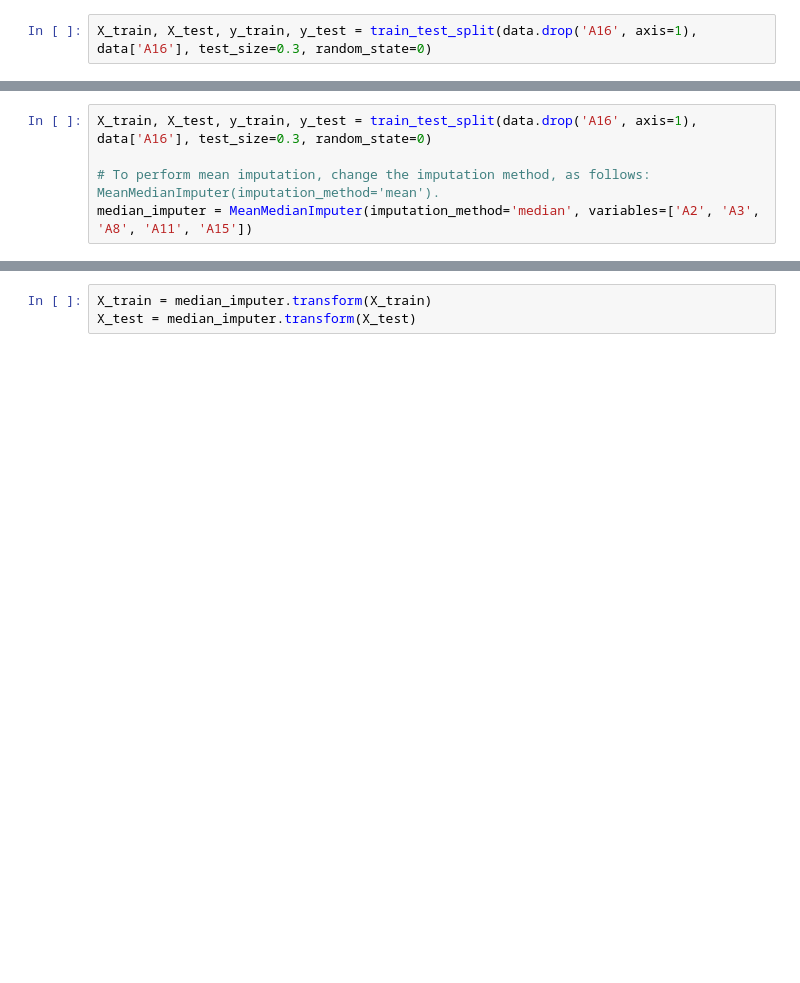
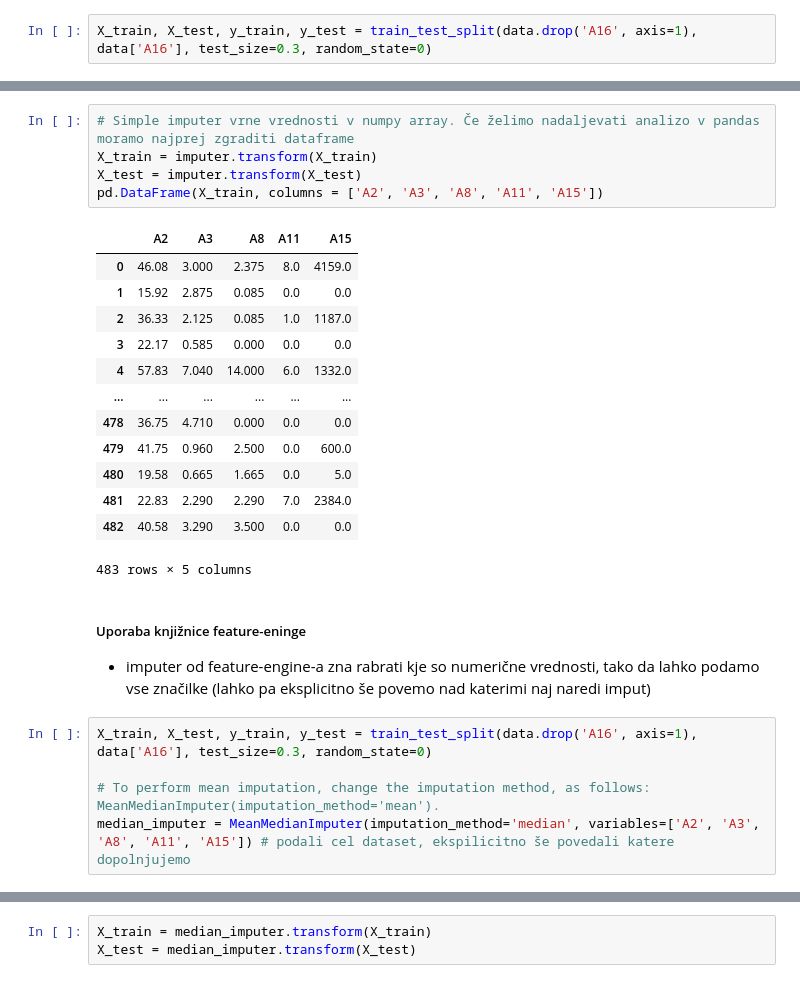
Before and after one commit to mihajlov123/python-analitika-2-notes, a Jupyter notebook: 03_Feature_Engineering/03_Missing_data_imputation_CLEAN.ipynb, the cells around one changed output, grey strips where cells are left out. Cells and saved outputs as stored; diff of their text form; blank space fills up the shorter version.

```diff
--- a/03_Feature_Engineering/03_Missing_data_imputation_CLEAN.ipynb
+++ b/03_Feature_Engineering/03_Missing_data_imputation_CLEAN.ipynb
@@ -118,7 +144,29 @@ imputer.statistics_
+# %%
+# Simple imputer vrne vrednosti v numpy array. Če želimo nadaljevati analizo v pandas moramo najprej zgraditi dataframe
+X_train = imputer.transform(X_train)
+X_test = imputer.transform(X_test)
+pd.DataFrame(X_train, columns = ['A2', 'A3', 'A8', 'A11', 'A15'])
+# %% [output]
+|  | A2 | A3 | A8 | A11 | A15 |
+| 0 | 46.08 | 3.000 | 2.375 | 8.0 | 4159.0 |
+| 1 | 15.92 | 2.875 | 0.085 | 0.0 | 0.0 |
+| 2 | 36.33 | 2.125 | 0.085 | 1.0 | 1187.0 |
+| 3 | 22.17 | 0.585 | 0.000 | 0.0 | 0.0 |
+| 4 | 57.83 | 7.040 | 14.000 | 6.0 | 1332.0 |
+| ... | ... | ... | ... | ... | ... |
+| 478 | 36.75 | 4.710 | 0.000 | 0.0 | 0.0 |
+| 479 | 41.75 | 0.960 | 2.500 | 0.0 | 600.0 |
+| 480 | 19.58 | 0.665 | 1.665 | 0.0 | 5.0 |
+| 481 | 22.83 | 2.290 | 2.290 | 7.0 | 2384.0 |
+| 482 | 40.58 | 3.290 | 3.500 | 0.0 | 0.0 |
+483 rows × 5 columns
+# %% [markdown]
+##### Uporaba knjižnice feature-eninge
+- imputer od feature-engine-a zna rabrati kje so numerične vrednosti, tako da lahko podamo vse značilke (lahko pa eksplicitno še povemo nad katerimi naj naredi imput)
 # %%
 X_train, X_test, y_train, y_test = train_test_split(data.drop('A16', axis=1), data['A16'], test_size=0.3, random_state=0)
 
 # To perform mean imputation, change the imputation method, as follows: MeanMedianImputer(imputation_method='mean').
-median_imputer = MeanMedianImputer(imputation_method='median', variables=['A2', 'A3', 'A8', 'A11', 'A15'])
+median_imputer = MeanMedianImputer(imputation_method='median', variables=['A2', 'A3', 'A8', 'A11', 'A15']) # podali cel dataset, ekspilicitno še povedali katere dopolnjujemo
 # %%
 median_imputer.fit(X_train)
```
Also changed, not shown: parts of 43 cells of this notebook.
